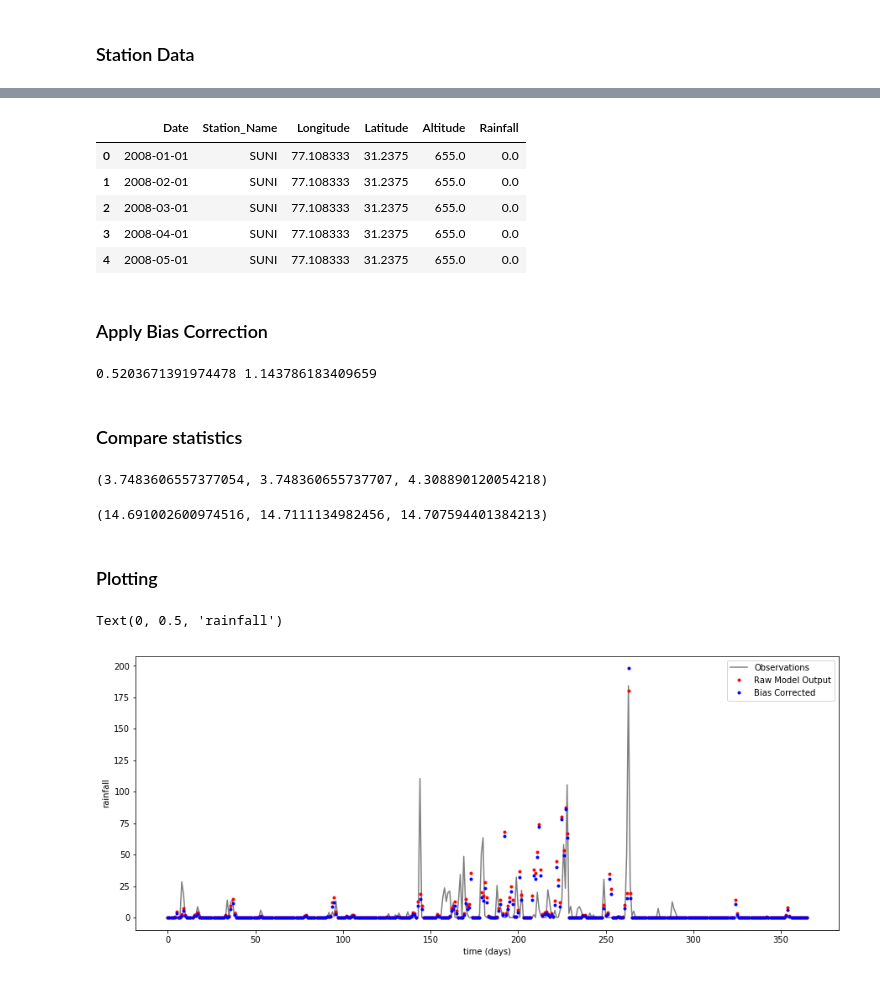
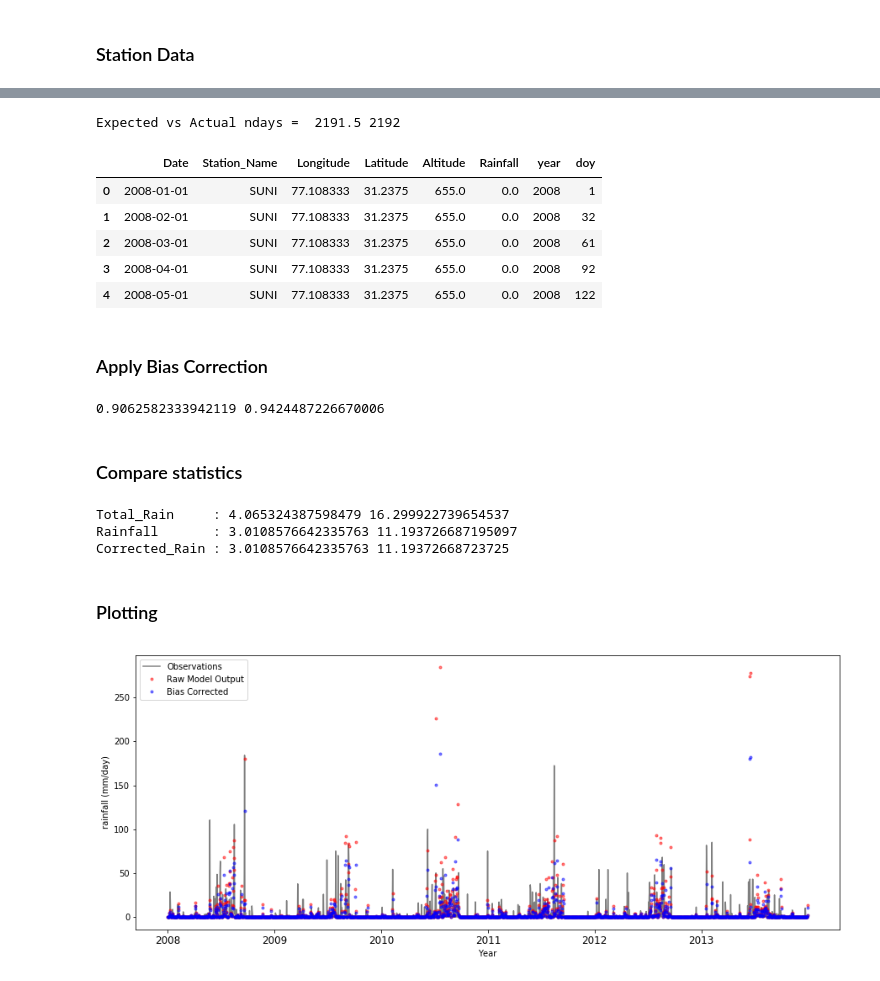
Before and after one commit to scotthosking/notebooks, a Jupyter notebook: Bias_Correction_for_Precip.ipynb, the cells around one changed output, grey strips where cells are left out. Cells and saved outputs as stored; diff of their text form; code cells hidden in the pictures.

Commit message:
add more years plus add years to plots

```diff
--- a/Bias_Correction_for_Precip.ipynb
+++ b/Bias_Correction_for_Precip.ipynb
@@ -69,12 +69,18 @@ def get_nearest_point(df, lon_label, lat_label, my_lon, my_lat):
 # %% [markdown]
 ## Read in data
 # %%
-### Example for Suni where we have all daily data for 2008
-lon, lat = 77.164200, 31.2303
+### Example for a single station named 'Suni' for a period where we have a
+### complete set of daily data
+lon, lat   = 77.164200, 31.2303
+year_range = [2008, 2013]
 # %% [markdown]
 ### Model Data
 # %%
-model_data  = pd.read_csv('../envkrig/Data/WRF_precip_1D_2008.csv')
+model_data = pd.read_csv('../envkrig/Data/WRF_precip_1D_1980-2015.csv.gz')
+model_dates = pd.DatetimeIndex(model_data['Time'])
+model_data['year'] = model_dates.year
+model_data['doy']  = model_dates.dayofyear
+model_data = model_data[ (model_dates.year >= year_range[0]) & (model_dates.year <= year_range[1]) ]
 model_data['Total_Rain'] = model_data['RAINC'] + model_data['RAINNC']
 model_data.head()
 # %% [output]
@@ -100,6 +108,7 @@ model_data.head()
 # %%
 obs_data  = pd.read_csv('../envkrig/Data/rainfall_data.csv').drop(labels=['Unnamed: 0'], axis=1)
 obs_dates = pd.DatetimeIndex(obs_data.Date)
-obs_data  = obs_data[ obs_dates.year == 2008 ]
+obs_data['year'] = obs_dates.year
+obs_data['doy'] = obs_dates.dayofyear
 obs_data.head()
 # %% [output]
@@ -112,13 +121,16 @@ obs_data.head()
 # %%
+obs_data = obs_data[ (obs_dates.year >= year_range[0]) & (obs_dates.year <= year_range[1]) ]
 obs_data = get_nearest_point(obs_data, 'Longitude', 'Latitude', lon, lat).reset_index(drop=True)
+print( 'Expected vs Actual ndays = ', len(np.unique(obs_data['year'].values))*365.25, len(obs_data))
 obs_data.head()
 # %% [output]
+Expected vs Actual ndays =  2191.5 2192
-|  | Date | Station_Name | Longitude | Latitude | Altitude | Rainfall |
-| 0 | 2008-01-01 | SUNI | 77.108333 | 31.2375 | 655.0 | 0.0 |
-| 1 | 2008-02-01 | SUNI | 77.108333 | 31.2375 | 655.0 | 0.0 |
-| 2 | 2008-03-01 | SUNI | 77.108333 | 31.2375 | 655.0 | 0.0 |
-| 3 | 2008-04-01 | SUNI | 77.108333 | 31.2375 | 655.0 | 0.0 |
-| 4 | 2008-05-01 | SUNI | 77.108333 | 31.2375 | 655.0 | 0.0 |
+|  | Date | Station_Name | Longitude | Latitude | Altitude | Rainfall | year | doy |
+| 0 | 2008-01-01 | SUNI | 77.108333 | 31.2375 | 655.0 | 0.0 | 2008 | 1 |
+| 1 | 2008-02-01 | SUNI | 77.108333 | 31.2375 | 655.0 | 0.0 | 2008 | 32 |
+| 2 | 2008-03-01 | SUNI | 77.108333 | 31.2375 | 655.0 | 0.0 | 2008 | 61 |
+| 3 | 2008-04-01 | SUNI | 77.108333 | 31.2375 | 655.0 | 0.0 | 2008 | 92 |
+| 4 | 2008-05-01 | SUNI | 77.108333 | 31.2375 | 655.0 | 0.0 | 2008 | 122 |
 # %%
 ### Sanity check...
 if len(obs_data) != len(model_data):
@@ -134,30 +149,36 @@ target_cv   = target_sd / target_mean
 a_coeff, b_coeff   = correct_series_coeffs(model_data['Total_Rain'].values, target_mean, target_cv)
 print(a_coeff, b_coeff)
 # %% [output]
-0.5203671391974478 1.143786183409659
+0.9062582333942119 0.9424487226670006
 # %%
 corrected_rainfall = a_coeff * (np.power(model_data['Total_Rain'].values, b_coeff))
 model_data['Corrected_Rain'] = corrected_rainfall
 # %% [markdown]
 ### Compare statistics
-# %%
-obs_data['Rainfall'].values.mean(), model_data['Corrected_Rain'].mean(), model_data['Total_Rain'].mean()
-# %% [output]
-(3.7483606557377054, 3.748360655737707, 4.308890120054218)
-# %%
-obs_data['Rainfall'].values.std(), model_data['Corrected_Rain'].std(), model_data['Total_Rain'].std()
-# %% [output]
-(14.691002600974516, 14.7111134982456, 14.707594401384213)
+# %%
+for v in [model_data['Total_Rain'], obs_data['Rainfall'], model_data['Corrected_Rain']]:
+    print(v.name.ljust(15)+':', v.values.mean(), v.values.std())
+# %% [output]
+Total_Rain     : 4.065324387598479 16.299922739654537
+Rainfall       : 3.0108576642335763 11.193726687195097
+Corrected_Rain : 3.0108576642335763 11.19372668723725
 # %% [markdown]
 ### Plotting
 # %%
-plt.figure(figsize=[15,6])
-plt.plot(obs_data.index,   obs_data['Rainfall'], 'k-',alpha=0.5, label='Observations')
-plt.plot(model_data.index, model_data['Total_Rain'], 'r.', label='Raw Model Output')
-plt.plot(model_data.index, model_data['Corrected_Rain'], 'b.', label='Bias Corrected')
-plt.legend()
-plt.xlabel('time (days)')
-plt.ylabel('rainfall')
+f, ax = plt.subplots(figsize=[15,6])
+
+ax.plot(obs_data.index,   obs_data['Rainfall'],         'k-', alpha=0.5, label='Observations')
+ax.plot(model_data.index, model_data['Total_Rain'],     'r.', alpha=0.5, label='Raw Model Output')
+ax.plot(model_data.index, model_data['Corrected_Rain'], 'b.', alpha=0.5, label='Bias Corrected')
+ax.legend()
+ax.set_xlabel('Year')
+ax.set_ylabel('rainfall (mm/day)')
+
+### label xaxis with years
+ind = model_data['doy'].values == 1
+labels = model_data['year'].values[ind]
+ax.set_xticks(model_data.index[ind])
+ax.set_xticklabels(labels, fontdict=None, minor=False, visible=True, size='large')
+print('')
 # %% [output]
-Text(0, 0.5, 'rainfall')
-[figure, old version]
+[figure, new version]
```
Also changed, not shown: parts of 8 cells of this notebook.
